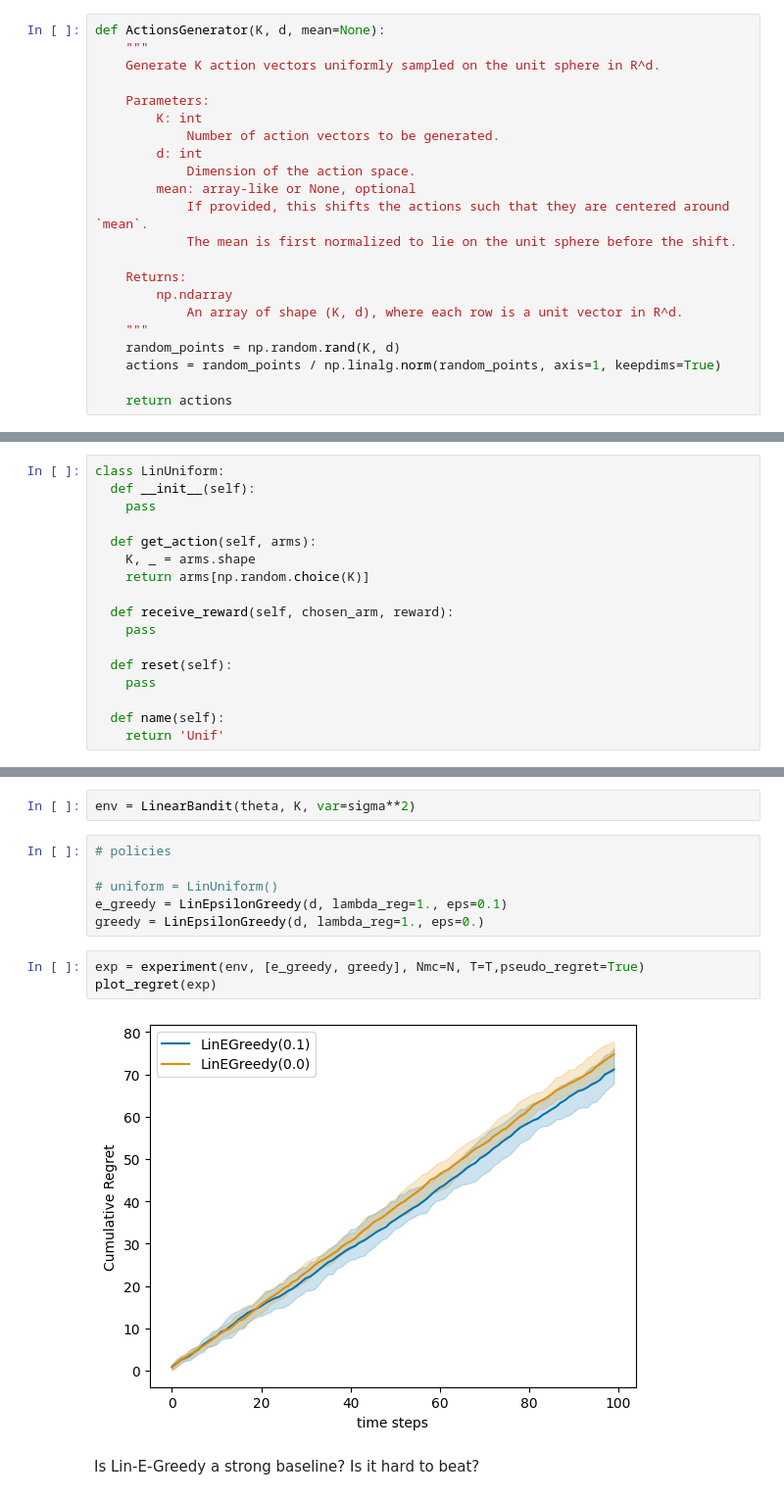
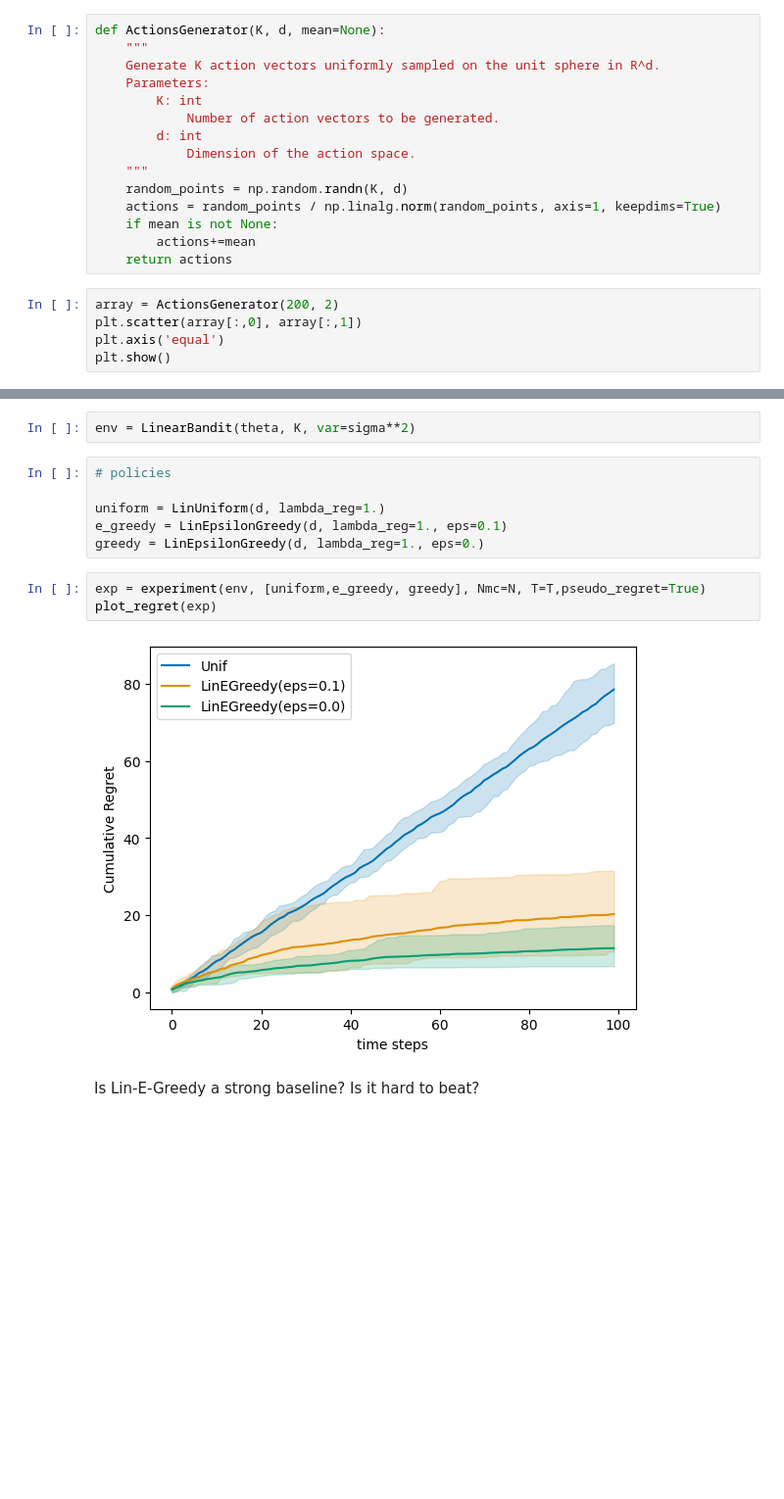
Before and after one commit to arebaine/RL, a Jupyter notebook: StochasticLinearBandits2024_companion_TBC.ipynb, the cells around one changed output, grey strips where cells are left out. Shown: that part at 98% size. Cells and saved outputs as stored; diff of their text form; blank space fills up the shorter version.

```diff
--- a/StochasticLinearBandits2024_companion_TBC.ipynb
+++ b/StochasticLinearBandits2024_companion_TBC.ipynb
@@ -70,21 +70,19 @@ To build a confidence interval on the mean rewards, the space where all the arms
 def ActionsGenerator(K, d, mean=None):
     """
     Generate K action vectors uniformly sampled on the unit sphere in R^d.
-
     Parameters:
         K: int
             Number of action vectors to be generated.
         d: int
             Dimension of the action space.
-        mean: array-like or None, optional
-            If provided, this shifts the actions such that they are centered around `mean`.
-            The mean is first normalized to lie on the unit sphere before the shift.
-
-    Returns:
-        np.ndarray
-            An array of shape (K, d), where each row is a unit vector in R^d.
     """
-    random_points = np.random.rand(K, d)
+    random_points = np.random.randn(K, d)
     actions = random_points / np.linalg.norm(random_points, axis=1, keepdims=True)
-
+    if mean is not None:
+        actions+=mean
     return actions
+# %%
+array = ActionsGenerator(200, 2)
+plt.scatter(array[:,0], array[:,1])
+plt.axis('equal')
+plt.show()
@@ -198,20 +198,3 @@ As seen in class, the actions are now vectors in $R^d$, representing contextual
 * **Efficiency of the matrix inversion step**: One key step is to invert the covariance matrix in order to compute the elliptical norm of each available action. Remark however that at round $t+1$, the new covariance matrix is very similar to the previous one at rount $t$... Can you think of a way to optimize this step by simply updating the old one ? Please implement this improvement as an additional option to your `LinUCB` agent so you can compare runtimes from bandit problems in dimension $d=2,8,16,32,64$. Plot the result of the compared runtimes. In your report,  discuss the computational complexity of this step and the resulting improvement, give your new update formula, and report the plot of compared runtimes.
 # %% [markdown]
 ### Uniform random policy
-# %%
-class LinUniform:
-  def __init__(self):
-    pass
-
-  def get_action(self, arms):
-    K, _ = arms.shape
-    return arms[np.random.choice(K)]
-
-  def receive_reward(self, chosen_arm, reward):
-    pass
-
-  def reset(self):
-    pass
-
-  def name(self):
-    return 'Unif'
@@ -293,14 +347,14 @@ env = LinearBandit(theta, K, var=sigma**2)
 # %%
 # policies
 
-# uniform = LinUniform()
+uniform = LinUniform(d, lambda_reg=1.)
 e_greedy = LinEpsilonGreedy(d, lambda_reg=1., eps=0.1)
 greedy = LinEpsilonGreedy(d, lambda_reg=1., eps=0.)
 # %%
-exp = experiment(env, [e_greedy, greedy], Nmc=N, T=T,pseudo_regret=True)
+exp = experiment(env, [uniform,e_greedy, greedy], Nmc=N, T=T,pseudo_regret=True)
 plot_regret(exp)
 # %% [output]
-[figure, old version]
+[figure, new version]
 # %% [markdown]
 Is Lin-E-Greedy a strong baseline? Is it hard to beat?
 # %% [markdown]
```
Also changed, not shown: parts of 13 cells of this notebook.
